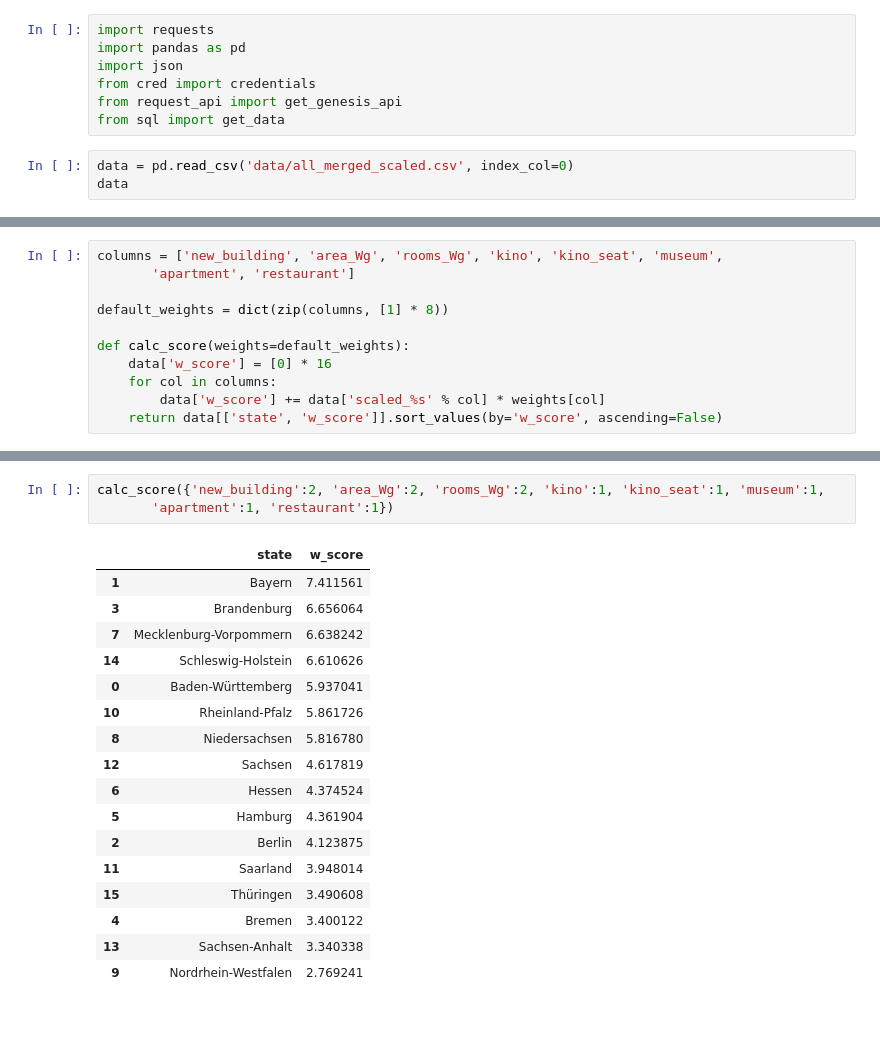
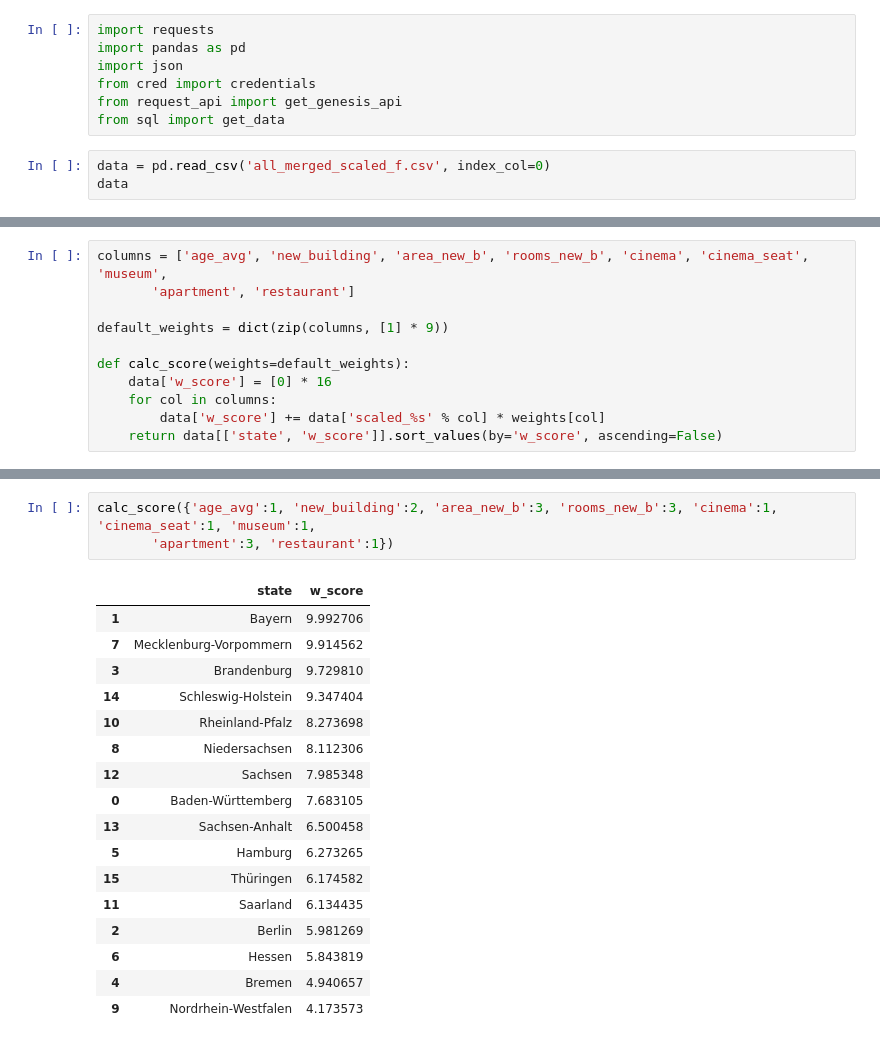
Before and after one commit to deminghh/House-Buyer-Guide, a Jupyter notebook: score_calculator_state.ipynb, the cells around one changed output, grey strips where cells are left out. Drawn from its saved outputs; the diff is of its cells as text.

```diff
--- a/score_calculator_state.ipynb
+++ b/score_calculator_state.ipynb
@@ -6,6 +6,6 @@ from cred import credentials
 from request_api import get_genesis_api
 from sql import get_data
 # %%
-data = pd.read_csv('data/all_merged_scaled.csv', index_col=0)
+data = pd.read_csv('all_merged_scaled_f.csv', index_col=0)
 data
 # %% [output]
@@ -30,8 +30,8 @@ data
 # %%
-columns = ['new_building', 'area_Wg', 'rooms_Wg', 'kino', 'kino_seat', 'museum',
+columns = ['age_avg', 'new_building', 'area_new_b', 'rooms_new_b', 'cinema', 'cinema_seat', 'museum',
        'apartment', 'restaurant']
 
-default_weights = dict(zip(columns, [1] * 8))
+default_weights = dict(zip(columns, [1] * 9))
 
 def calc_score(weights=default_weights):
     data['w_score'] = [0] * 16
@@ -61,21 +61,21 @@ calc_score()
 # %%
-calc_score({'new_building':2, 'area_Wg':2, 'rooms_Wg':2, 'kino':1, 'kino_seat':1, 'museum':1,
-       'apartment':1, 'restaurant':1})
+calc_score({'age_avg':1, 'new_building':2, 'area_new_b':3, 'rooms_new_b':3, 'cinema':1, 'cinema_seat':1, 'museum':1,
+       'apartment':3, 'restaurant':1})
 # %% [output]
 |  | state | w_score |
-| 1 | Bayern | 7.411561 |
-| 3 | Brandenburg | 6.656064 |
-| 7 | Mecklenburg-Vorpommern | 6.638242 |
-| 14 | Schleswig-Holstein | 6.610626 |
-| 0 | Baden-Württemberg | 5.937041 |
-| 10 | Rheinland-Pfalz | 5.861726 |
-| 8 | Niedersachsen | 5.816780 |
-| 12 | Sachsen | 4.617819 |
-| 6 | Hessen | 4.374524 |
-| 5 | Hamburg | 4.361904 |
-| 2 | Berlin | 4.123875 |
-| 11 | Saarland | 3.948014 |
-| 15 | Thüringen | 3.490608 |
-| 4 | Bremen | 3.400122 |
-| 13 | Sachsen-Anhalt | 3.340338 |
-| 9 | Nordrhein-Westfalen | 2.769241 |
+| 1 | Bayern | 9.992706 |
+| 7 | Mecklenburg-Vorpommern | 9.914562 |
+| 3 | Brandenburg | 9.729810 |
+| 14 | Schleswig-Holstein | 9.347404 |
+| 10 | Rheinland-Pfalz | 8.273698 |
+| 8 | Niedersachsen | 8.112306 |
+| 12 | Sachsen | 7.985348 |
+| 0 | Baden-Württemberg | 7.683105 |
+| 13 | Sachsen-Anhalt | 6.500458 |
+| 5 | Hamburg | 6.273265 |
+| 15 | Thüringen | 6.174582 |
+| 11 | Saarland | 6.134435 |
+| 2 | Berlin | 5.981269 |
+| 6 | Hessen | 5.843819 |
+| 4 | Bremen | 4.940657 |
+| 9 | Nordrhein-Westfalen | 4.173573 |
```
Also changed, not shown: parts of 2 cells of this notebook, 2 other files.
